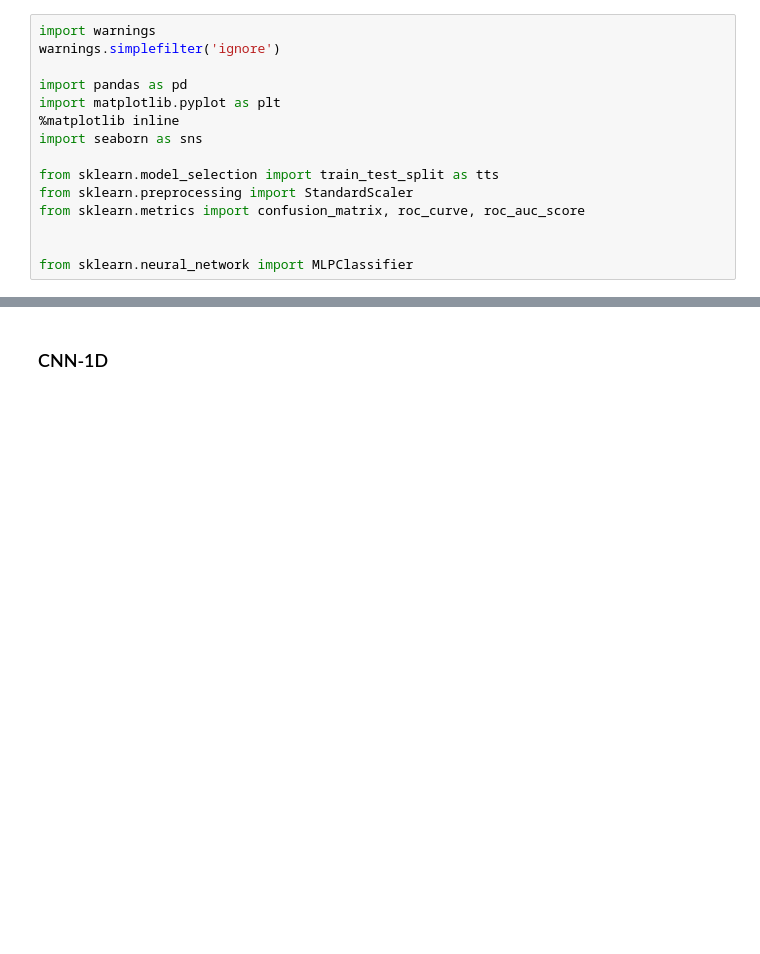
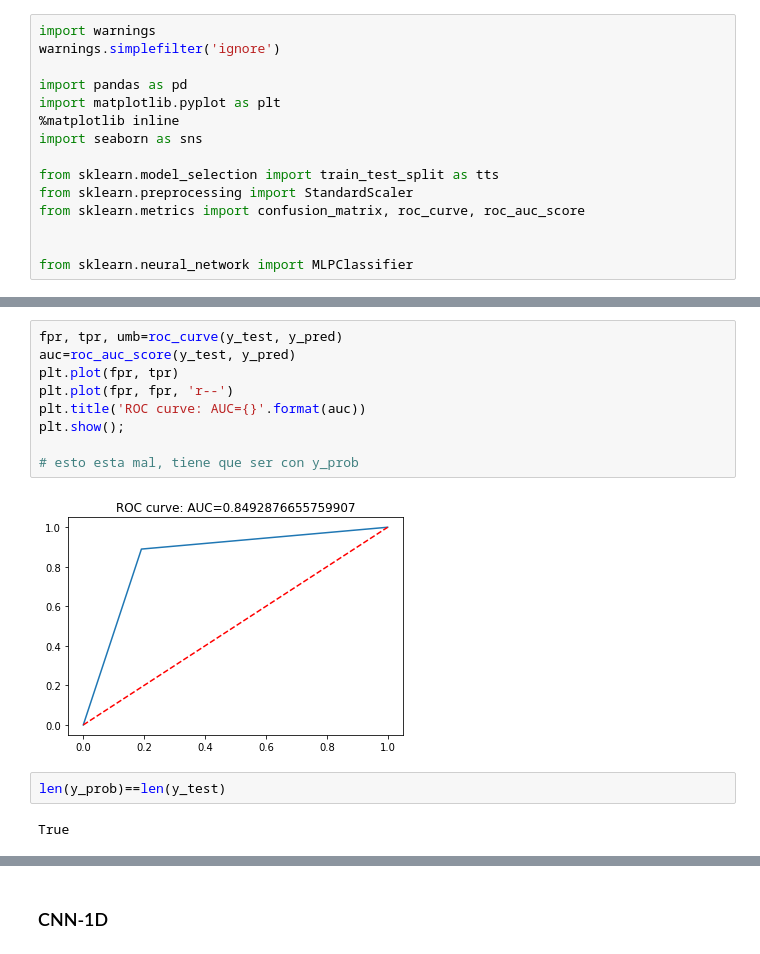
Before and after one commit to YonatanRA/clases_datamex0320, a Jupyter notebook: w8_d1 - Neural Nets.ipynb, the cells around one changed output, grey strips where cells are left out. Drawn from its saved outputs; the diff is of its cells as text; blank space fills up the shorter version.

```diff
--- a/w8_d1 - Neural Nets.ipynb
+++ b/w8_d1 - Neural Nets.ipynb
@@ -31,3 +79,18 @@ from sklearn.neural_network import MLPClassifier
+# %%
+fpr, tpr, umb=roc_curve(y_test, y_pred)
+auc=roc_auc_score(y_test, y_pred)
+plt.plot(fpr, tpr)
+plt.plot(fpr, fpr, 'r--')
+plt.title('ROC curve: AUC={}'.format(auc))
+plt.show();
+
+# esto esta mal, tiene que ser con y_prob
+# %% [output]
+[figure, added]
+# %%
+len(y_prob)==len(y_test)
+# %% [output]
+True
 # %% [markdown]
 ### CNN (Convolutional Neural Network)
 
```
Also changed, not shown: parts of 9 cells of this notebook, 1 other file.
